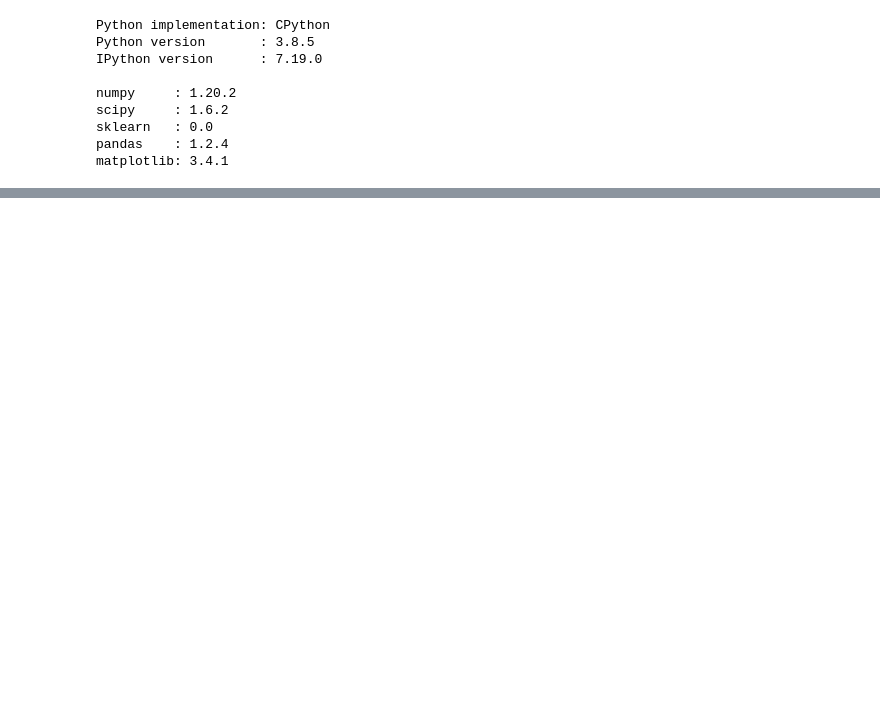
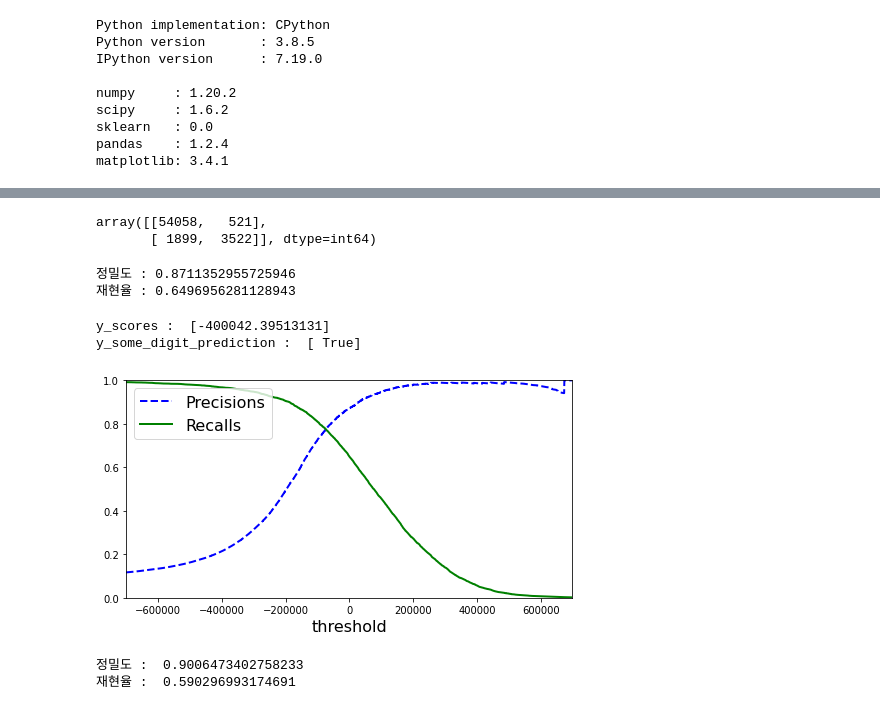
Before and after one commit to racoonjonny/hands_on_ML_record, a Jupyter notebook: 2_Classification_Evaluation.ipynb, the cells around one changed output, grey strips where cells are left out. Drawn from its saved outputs; the diff is of its cells as text; code cells hidden in the pictures; blank space fills up the shorter version.

```diff
--- a/2_Classification_Evaluation.ipynb
+++ b/2_Classification_Evaluation.ipynb
@@ -141,0 +184,10 @@ cross_val_score(never_5_clf, X_train, y_train_5, cv=3, scoring="accuracy")
+# %%
+# confusion matrix 라는 함수를 이용해서 오차 행렬을 만들어 보자.
+# 여기서 오차 행렬은 타겟 값과 예측 값을 통해서 만든다.
+
+from sklearn.metrics import confusion_matrix
+
+confusion_matrix(y_train_5, y_train_pred)
+# %% [output]
+array([[54058,   521],
+       [ 1899,  3522]], dtype=int64)
@@ -141,0 +206,12 @@ cross_val_score(never_5_clf, X_train, y_train_5, cv=3, scoring="accuracy")
+# %%
+### 오차 행렬을 통한 주요 성능 지표 2 가지
+# 1. 정밀도 : 양성으로 예측 한 갯수 중 진짜 양성의 수 = 진짜 양성/ (진짜 양성 + 거짓 양성)
+# 2. 재현율 : 전체 양성 입력 중 예측기가 맞춘 수 = 진짜 양성 / (진짜 양성 + 거짓 음성)
+
+# 사이킷런 패키지를 이용하여 정밀도와 재현율을 얻어보자.
+from sklearn.metrics import precision_score, recall_score
+print("정밀도 :",precision_score(y_train_5, y_train_pred))
+print("재현율 :", recall_score(y_train_5, y_train_pred))
+# %% [output]
+정밀도 : 0.8711352955725946
+재현율 : 0.6496956281128943
@@ -141,0 +229,48 @@ cross_val_score(never_5_clf, X_train, y_train_5, cv=3, scoring="accuracy")
+# %%
+# 예측에 사용한 점수 (값)을 토대로 임계 값을 조절해 가며 정밀도와 재현율을 살펴보자.
+# predict() 대신 decision_function() 함수로 결과가 아닌 점수를 얻을 수 있음.
+y_scores = sgd_clf.decision_function([some_digit]) # 9
+print("y_scores : ", y_scores)
+threshold = -100000000 # 임계 값
+y_some_digit_prediction = (y_scores > threshold) # 임계값 보다 크면 Ture (5 맞음)로 판단
+print("y_some_digit_prediction : ", y_some_digit_prediction)
+# %% [output]
+y_scores :  [-400042.39513131]
+y_some_digit_prediction :  [ True]
+# %%
+# 임계값에 따라서 True, False를 결정할 수 있음.
+
+# 모든 입력에 대한 점수를 구해 보자
+y_scores = cross_val_predict(sgd_clf, X_train, y_train_5, cv=3, method = "decision_function")
+
+# precision_recall_curve() 함수로 모든 임계값에 대한 정밀도와 재현율을 계산할 수 있음.
+# 역시 이런 편리한 점이 라이브러리를 사용하는 이유
+from sklearn.metrics import precision_recall_curve
+
+precisions, recalls, thresholds = precision_recall_curve(y_train_5, y_scores)
+
+def plot_precision_recall_vs_threshold(precisions, recalls, thresholds):
+    plt.plot(thresholds, precisions[:-1], "b--", label="Precisions", linewidth=2)
+    plt.plot(thresholds, recalls[:-1], "g-", label="Recalls", linewidth=2)
+    plt.xlabel("threshold", fontsize=16)
+    plt.legend(loc="upper left", fontsize=16)
+    plt.ylim([0, 1])
+
+plt.figure(figsize=(8, 4))
+plot_precision_recall_vs_threshold(precisions, recalls, thresholds)
+plt.xlim([-700000, 700000])
+plt.show()
+# %% [output]
+[figure, added]
+# %%
+# Threshold 값을 고려하여 정밀도 90% 정도의 분류기를 만들어보자.
+# 임계값을 3만 정도로 하니 정밀도는 90% 이상 나옴.
+# 그러나 재현율이 60% 정도 밖에 나오지 않는다.
+y_train_pred_90 = (y_scores > 30000)
+
+print("정밀도 : ",precision_score(y_train_5, y_train_pred_90))
+
+print("재현율 : ",recall_score(y_train_5, y_train_pred_90))
+# %% [output]
+정밀도 :  0.9006473402758233
+재현율 :  0.590296993174691
```
Also changed, not shown: parts of 14 cells of this notebook.
